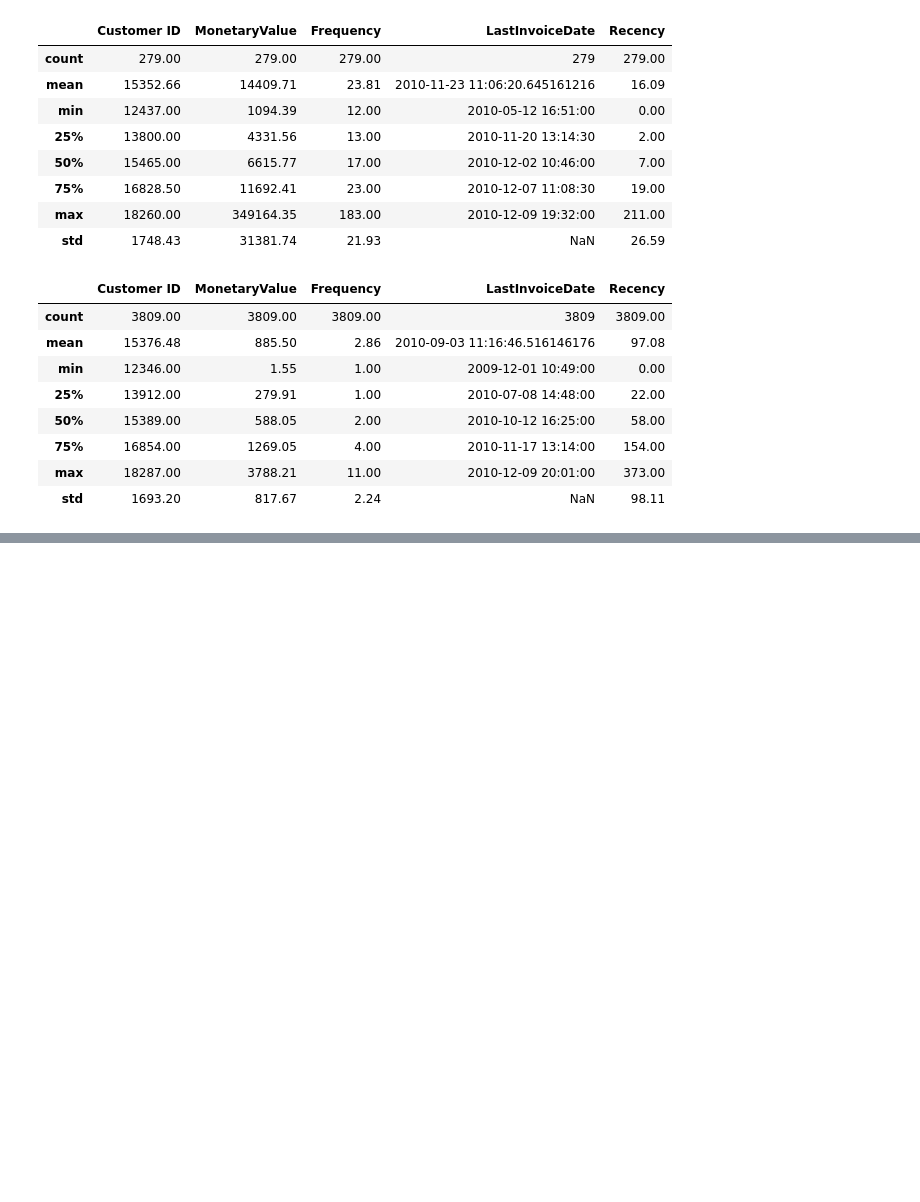
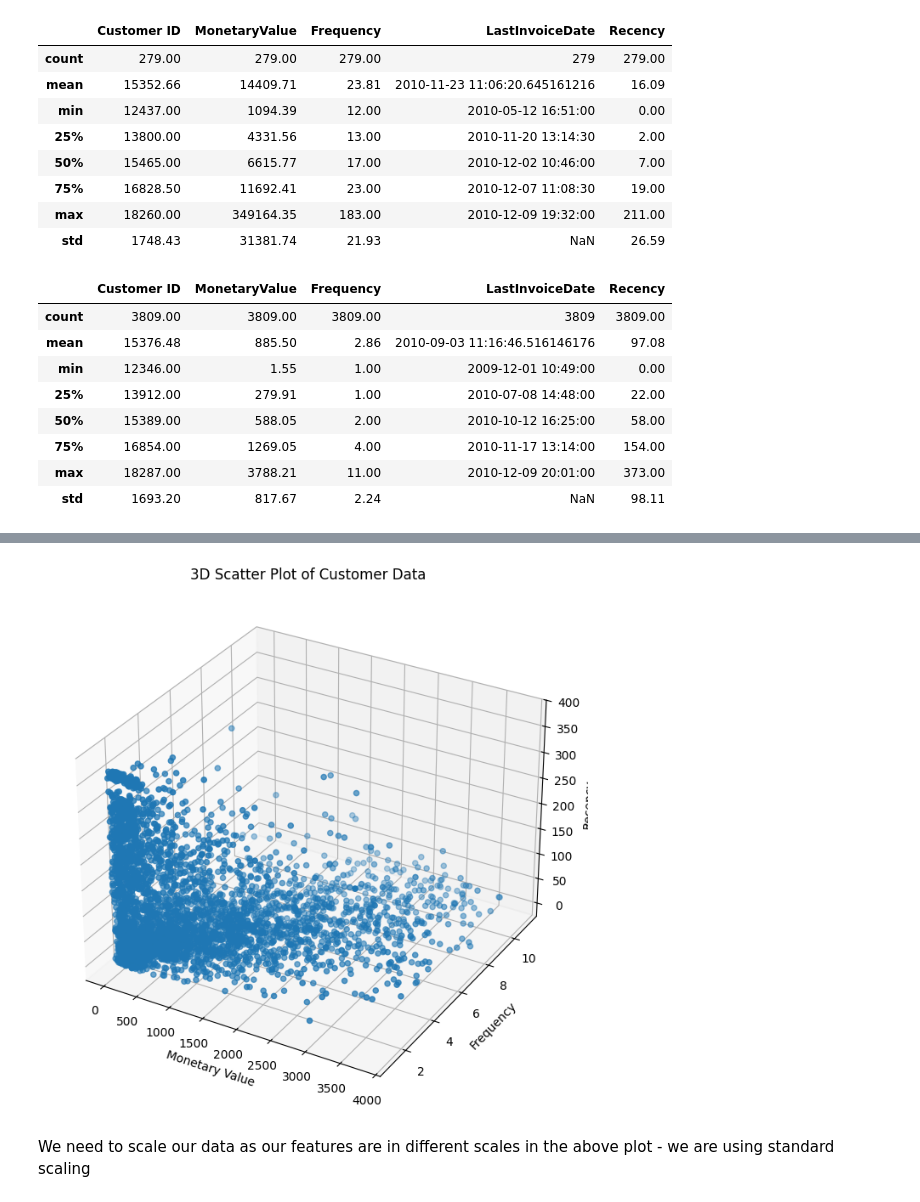
Before and after one commit to shreyapjayanna/Data-Projects, a Jupyter notebook: online-retail-data-clustering.ipynb, the cells around one changed output, grey strips where cells are left out. Cells and saved outputs as stored; diff of their text form; code cells hidden in the pictures; blank space fills up the shorter version.

```diff
--- a/online-retail-data-clustering.ipynb
+++ b/online-retail-data-clustering.ipynb
@@ -573,0 +596,16 @@ non_outliers_df.describe()
+# %%
+fig = plt.figure(figsize=(8, 8))
+ax = fig.add_subplot(projection="3d")
+scatter = ax.scatter(non_outliers_df["MonetaryValue"], non_outliers_df["Frequency"], non_outliers_df["Recency"])
+
+ax.set_xlabel('Monetary Value')
+ax.set_ylabel('Frequency')
+ax.set_zlabel('Recency')
+
+ax.set_title ('3D Scatter Plot of Customer Data')
+
+plt.show()
+# %% [output]
+[figure, added]
+# %% [markdown]
+We need to scale our data as our features are in different scales in the above plot - we are using standard scaling
```
Also changed, not shown: parts of 33 cells of this notebook.
